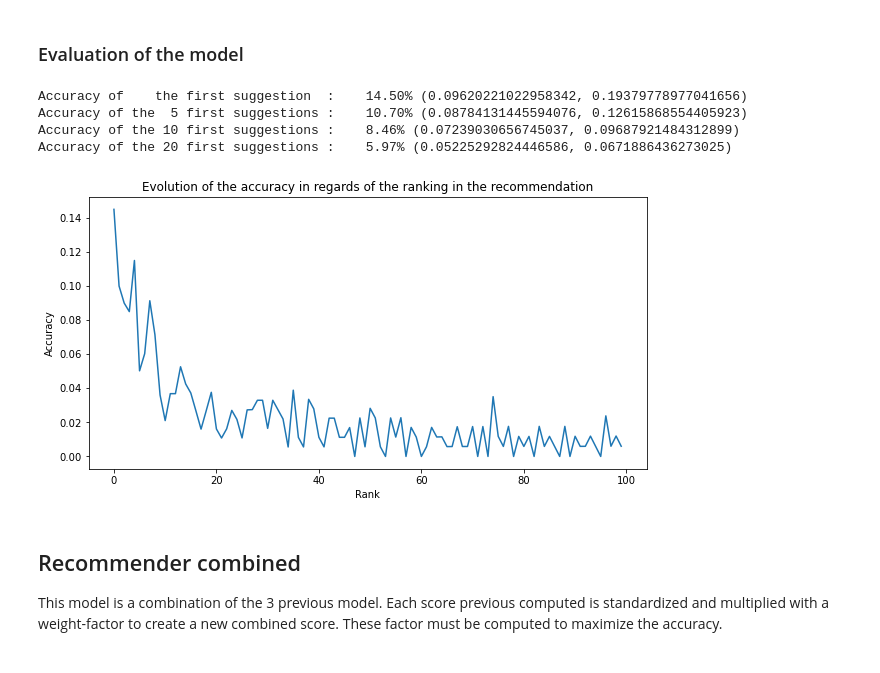
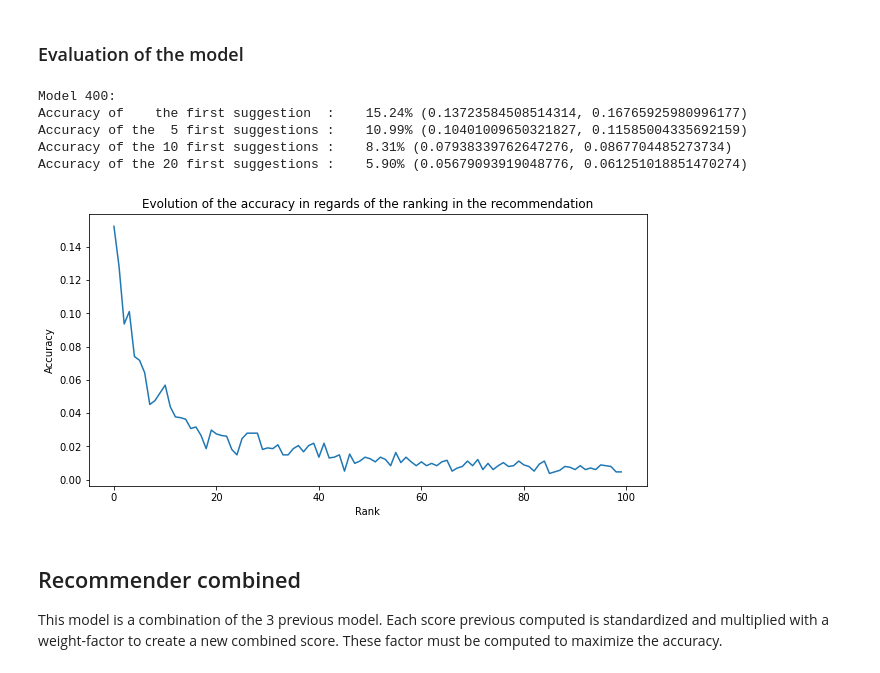
Before and after one commit to PierreChag/fml-spotify-recommendation, a Jupyter notebook: Recommender.ipynb, the cells around one changed output. Saved outputs shown, nothing was run; the diff lists cells and outputs as text; code cells hidden in the pictures.

```diff
--- a/Recommender.ipynb
+++ b/Recommender.ipynb
@@ -174,13 +175,14 @@ reco_play.recommend(user_id, 10)
 # %% [markdown]
 ### Evaluation of the model
 # %%
-evaluation.evaluate(reco_play.recommend, 200)
+evaluation.evaluate(reco_play.recommend, 400)
 # %% [output]
-Accuracy of    the first suggestion  :    14.50% (0.09620221022958342, 0.19379778977041656)
-Accuracy of the  5 first suggestions :    10.70% (0.08784131445594076, 0.12615868554405923)
-Accuracy of the 10 first suggestions :    8.46% (0.07239030656745037, 0.09687921484312899)
-Accuracy of the 20 first suggestions :    5.97% (0.05225292824446586, 0.0671886436273025)
+Model 400:
+Accuracy of    the first suggestion  :    15.24% (0.13723584508514314, 0.16765925980996177)
+Accuracy of the  5 first suggestions :    10.99% (0.10401009650321827, 0.11585004335692159)
+Accuracy of the 10 first suggestions :    8.31% (0.07938339762647276, 0.0867704485273734)
+Accuracy of the 20 first suggestions :    5.90% (0.05679093919048776, 0.061251018851470274)
-[figure, old version]
+[figure, new version]
 # %% [markdown]
 ## Recommender combined
 
```
Also changed, not shown: parts of 14 cells of this notebook, 2 other files.
